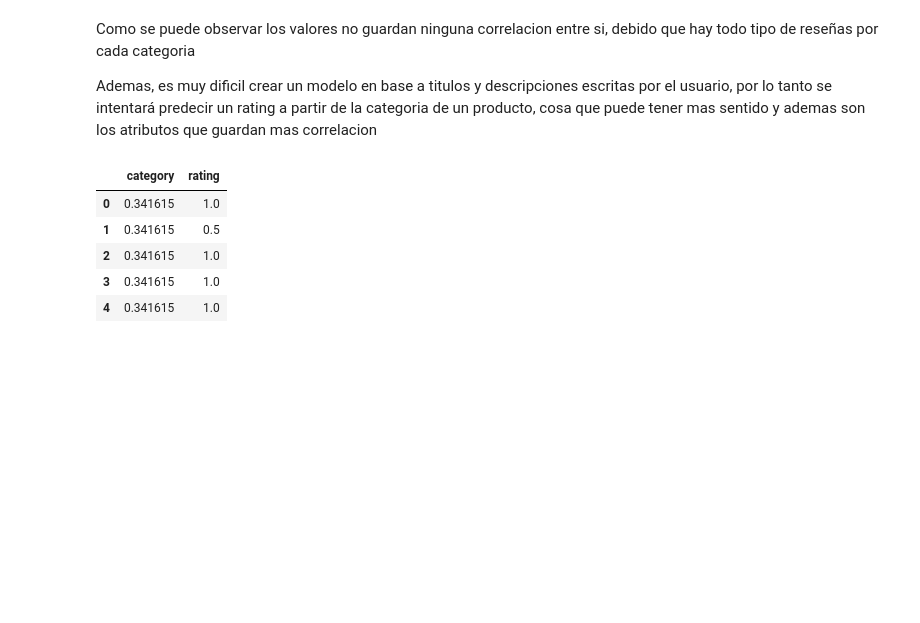
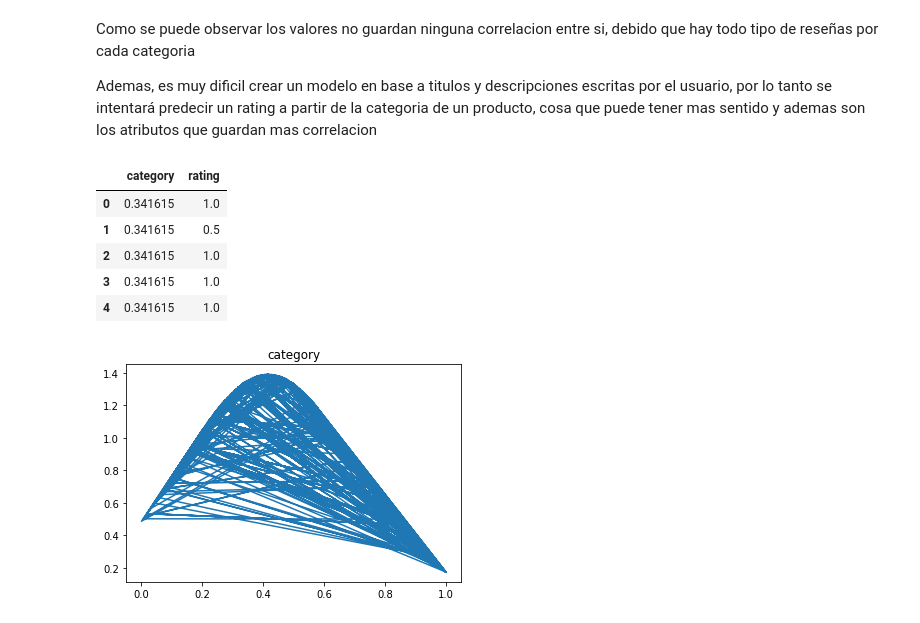
Before and after one commit to AdriaOrozco/CasKaggle, a Jupyter notebook: notebooks/develop/EbayNotebook.ipynb, the cells around one changed output. Cells and saved outputs as stored; diff of their text form; code cells hidden in the pictures; blank space fills up the shorter version.

```diff
--- a/notebooks/develop/EbayNotebook.ipynb
+++ b/notebooks/develop/EbayNotebook.ipynb
@@ -309,9 +309,11 @@ datasetEbay.head()
 # %%
 plt.figure()
 variable = 'category'
 media = datasetEbay[variable].mean()
 sd = datasetEbay[variable].std()
 
-plt.plot(datasetEbay[variable], scp.norm.pdf(dataset[variable], media, sd))
+plt.plot(datasetEbay[variable], scp.norm.pdf(datasetEbay[variable], media, sd))
 plt.title(variable)
 plt.show()
+# %% [output]
+[figure, added]
```
Also changed, not shown: parts of 2 cells of this notebook.
